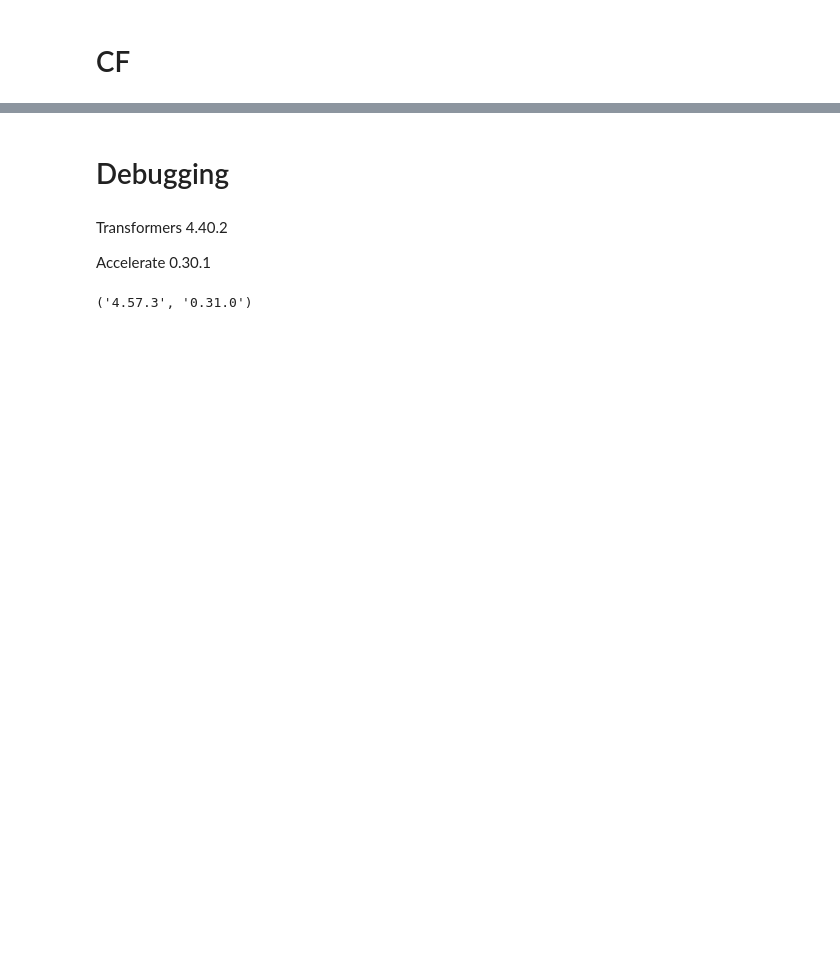
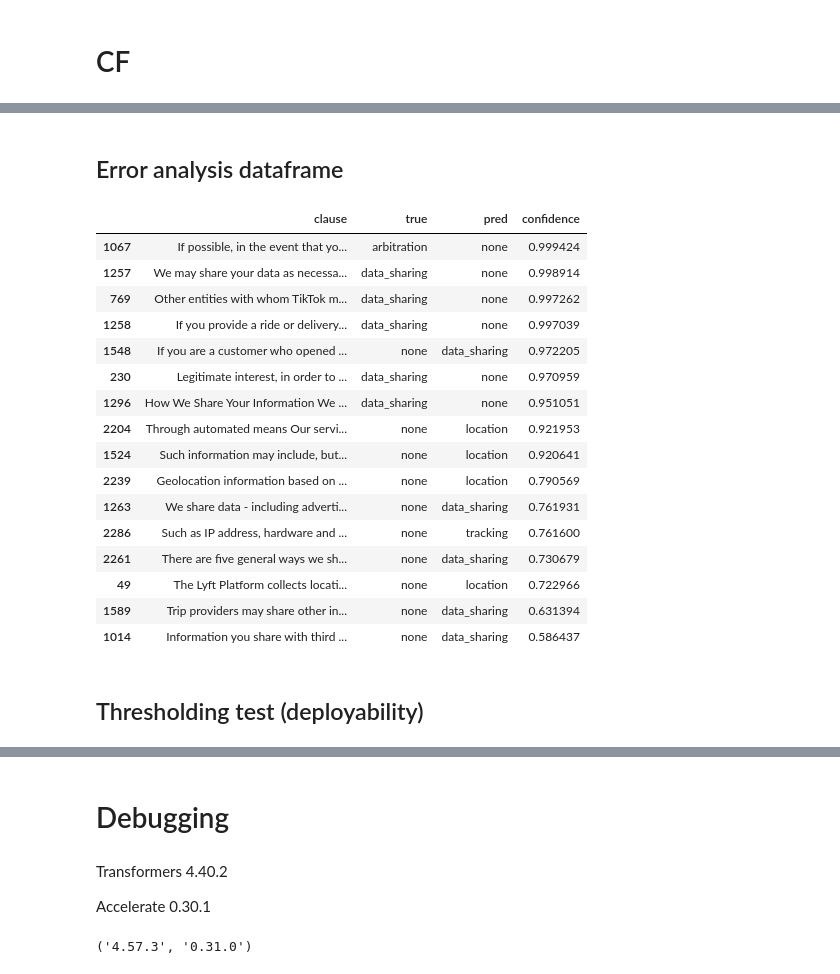
Before and after one commit to xlumzee/FinePrint, a Jupyter notebook: Version2/notebooks/03_train_distilbert.ipynb, the cells around one changed output, grey strips where cells are left out. Cells and saved outputs as stored; diff of their text form; code cells hidden in the pictures; blank space fills up the shorter version.

```diff
--- a/Version2/notebooks/03_train_distilbert.ipynb
+++ b/Version2/notebooks/03_train_distilbert.ipynb
@@ -62,0 +88,20 @@ len(train_df), len(test_df)
+# %%
+rng = np.random.default_rng(42)
+
+policies = df["source_policy"].unique()
+rng.shuffle(policies)
+
+test_size = 0.2
+n_test = max(1, int(len(policies) * test_size))
+
+test_policies = set(policies[:n_test])
+train_policies = set(policies[n_test:])
+
+train_df = df[df["source_policy"].isin(train_policies)].copy()
+test_df  = df[df["source_policy"].isin(test_policies)].copy()
+
+print("Train policies:", len(train_policies))
+print("Test policies:", len(test_policies))
+print("Train rows:", len(train_df))
+print("Test rows:", len(test_df))
+print("\nHeld-out policies:", sorted(list(test_policies))[:20], "...")
@@ -324,4 +387,0 @@ tokenizer.save_pretrained(save_dir)
-# %%
-preds = trainer.predict(test_dataset)
-y_true = preds.label_ids
-y_pred = preds.predictions.argmax(axis=-1)
@@ -434,0 +429,38 @@ len(long_clauses)
+# %% [markdown]
+## Error analysis dataframe
+# %%
+import numpy as np
+import pandas as pd
+
+probs = np.exp(preds.predictions) / np.exp(preds.predictions).sum(axis=1, keepdims=True)
+conf = probs.max(axis=1)
+
+errors = pd.DataFrame({
+    "clause": test_df["clause"].values,
+    "true": [id2label[i] for i in y_true],
+    "pred": [id2label[i] for i in y_pred],
+    "confidence": conf
+})
+
+mistakes = errors[errors["true"] != errors["pred"]].sort_values("confidence", ascending=False)
+mistakes.head(30)
+# %% [output]
+|  | clause | true | pred | confidence |
+| 1067 | If possible, in the event that yo... | arbitration | none | 0.999424 |
+| 1257 | We may share your data as necessa... | data_sharing | none | 0.998914 |
+| 769 | Other entities with whom TikTok m... | data_sharing | none | 0.997262 |
+| 1258 | If you provide a ride or delivery... | data_sharing | none | 0.997039 |
+| 1548 | If you are a customer who opened ... | none | data_sharing | 0.972205 |
+| 230 | Legitimate interest, in order to ... | data_sharing | none | 0.970959 |
+| 1296 | How We Share Your Information We ... | data_sharing | none | 0.951051 |
+| 2204 | Through automated means Our servi... | none | location | 0.921953 |
+| 1524 | Such information may include, but... | none | location | 0.920641 |
+| 2239 | Geolocation information based on ... | none | location | 0.790569 |
+| 1263 | We share data - including adverti... | none | data_sharing | 0.761931 |
+| 2286 | Such as IP address, hardware and ... | none | tracking | 0.761600 |
+| 2261 | There are five general ways we sh... | none | data_sharing | 0.730679 |
+| 49 | The Lyft Platform collects locati... | none | location | 0.722966 |
+| 1589 | Trip providers may share other in... | none | data_sharing | 0.631394 |
+| 1014 | Information you share with third ... | none | data_sharing | 0.586437 |
+# %% [markdown]
+## Thresholding test (deployability)
```
Also changed, not shown: parts of 44 cells of this notebook, 3 other files.
